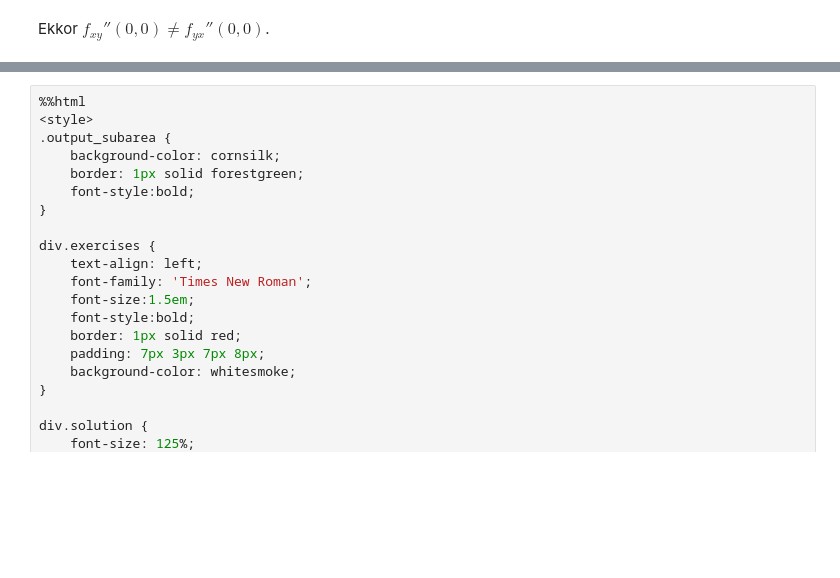
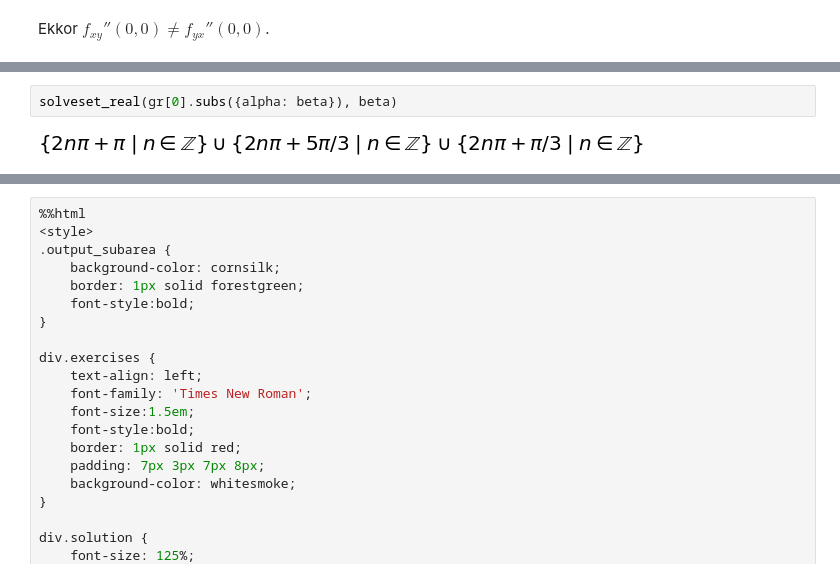
Before and after one commit to wesszabo/Analizis-2-informatikusoknak, a Jupyter notebook: Analízis 2 informatikusoknak előadás Multivariable functions.ipynb, the cells around one changed output, grey strips where cells are left out. Cells and saved outputs as stored; diff of their text form; blank space fills up the shorter version.

```diff
--- a/Analízis 2 informatikusoknak előadás Multivariable functions.ipynb
+++ b/Analízis 2 informatikusoknak előadás Multivariable functions.ipynb
@@ -218,0 +350,4 @@ Ekkor $f_{xy}''(0,0)\neq f_{yx}''(0,0)$.
+# %%
+solveset_real(gr[0].subs({alpha: beta}), beta)
+# %% [output]
+[figure, added]
```
Also changed, not shown: parts of 28 cells of this notebook.
